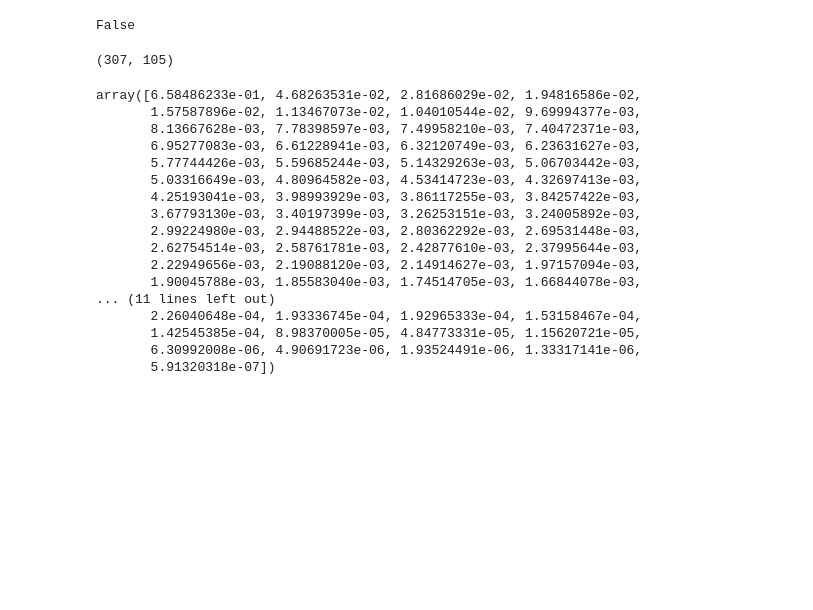
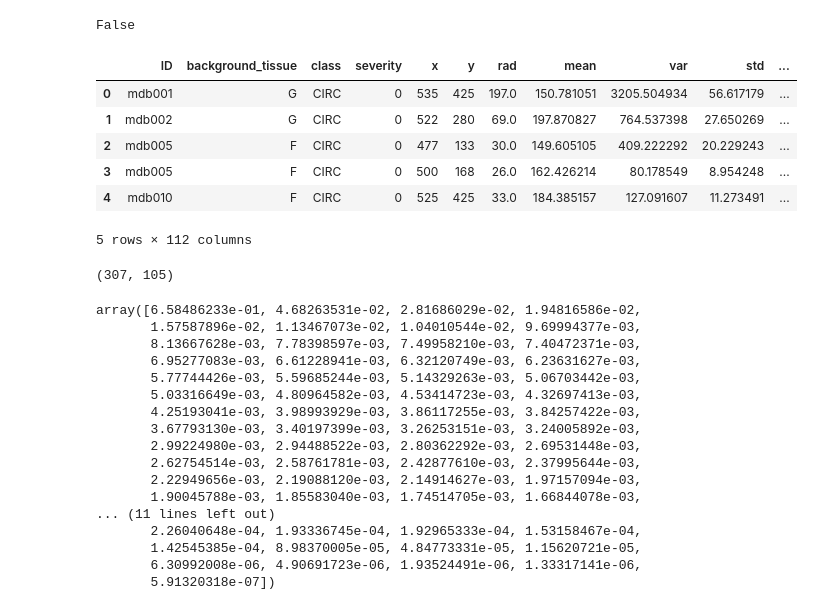
Before and after one commit to lvu5/med_project, a Jupyter notebook: PhotoMarking.ipynb, the cells around one changed output. Saved outputs shown, nothing was run; the diff lists cells and outputs as text; code cells hidden in the pictures; blank space fills up the shorter version.

```diff
--- a/PhotoMarking.ipynb
+++ b/PhotoMarking.ipynb
@@ -625,6 +561,18 @@ df_finally
 y.isnull().any()
 # %% [output]
 False
+# %%
+df_final = pd.read_csv("finalData/final_with_wavelets.csv", index_col = 0)
+# %%
+df_final.head()
+# %% [output]
+|  | ID | background_tissue | class | severity | x | y | rad | mean | var | std | ... |
+| 0 | mdb001 | G | CIRC | 0 | 535 | 425 | 197.0 | 150.781051 | 3205.504934 | 56.617179 | ... |
+| 1 | mdb002 | G | CIRC | 0 | 522 | 280 | 69.0 | 197.870827 | 764.537398 | 27.650269 | ... |
+| 2 | mdb005 | F | CIRC | 0 | 477 | 133 | 30.0 | 149.605105 | 409.222292 | 20.229243 | ... |
+| 3 | mdb005 | F | CIRC | 0 | 500 | 168 | 26.0 | 162.426214 | 80.178549 | 8.954248 | ... |
+| 4 | mdb010 | F | CIRC | 0 | 525 | 425 | 33.0 | 184.385157 | 127.091607 | 11.273491 | ... |
+5 rows × 112 columns
 # %%
 df_final['severity'].replace('N',2,inplace=True)
 df_final['severity'].replace('M',1,inplace=True)
```
Also changed, not shown: parts of 5 cells of this notebook, 24 other files.
